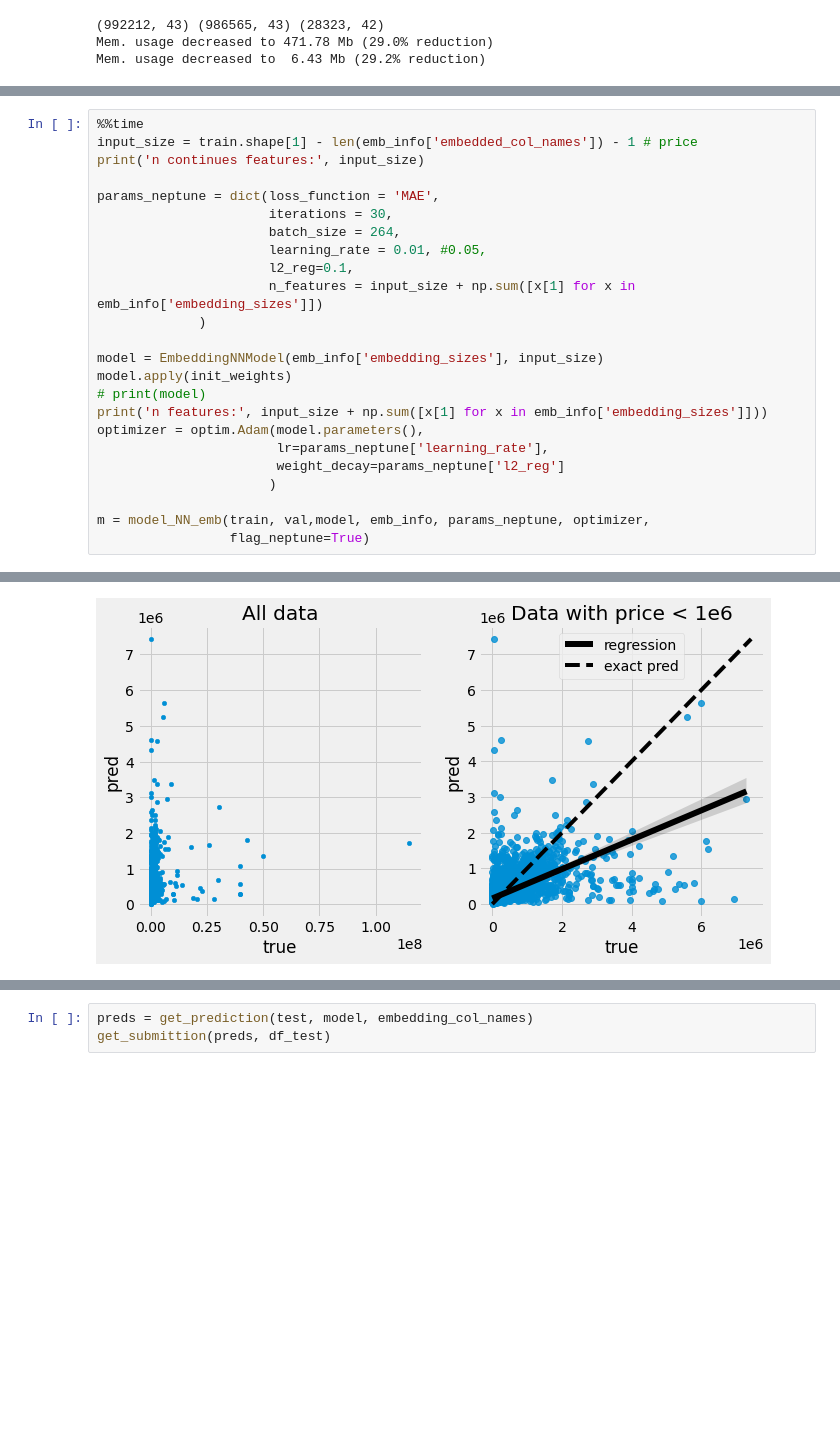
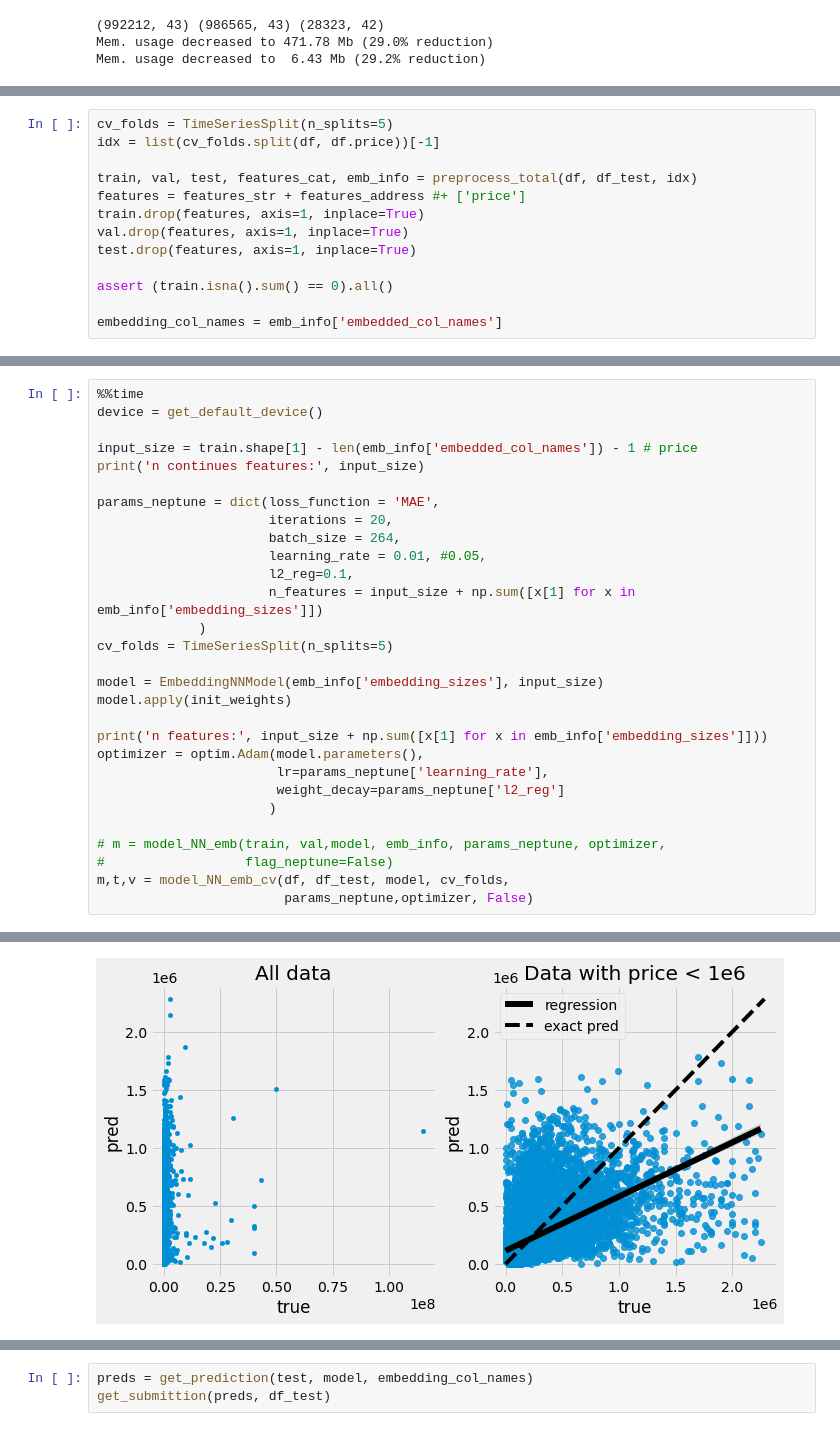
Before and after one commit to deClot/Enbysis_UK_Rental, a Jupyter notebook: 3-nn-embedding.ipynb, the cells around one changed output, grey strips where cells are left out. Saved outputs shown, nothing was run; the diff lists cells and outputs as text; blank space fills up the shorter version.

Commit message:
Final models

```diff
--- a/3-nn-embedding.ipynb
+++ b/3-nn-embedding.ipynb
@@ -746,0 +595,13 @@ class EmbeddingNNModel(nn.Module):
+# %%
+cv_folds = TimeSeriesSplit(n_splits=5)
+idx = list(cv_folds.split(df, df.price))[-1]
+
+train, val, test, features_cat, emb_info = preprocess_total(df, df_test, idx)
+features = features_str + features_address #+ ['price']
+train.drop(features, axis=1, inplace=True)
+val.drop(features, axis=1, inplace=True)
+test.drop(features, axis=1, inplace=True)
+
+assert (train.isna().sum() == 0).all()
+
+embedding_col_names = emb_info['embedded_col_names']
@@ -747,25 +613,30 @@ class EmbeddingNNModel(nn.Module):
 # %%
 %%time
+device = get_default_device()
+
 input_size = train.shape[1] - len(emb_info['embedded_col_names']) - 1 # price
 print('n continues features:', input_size)
 
 params_neptune = dict(loss_function = 'MAE',
-                      iterations = 30,
+                      iterations = 20,
                       batch_size = 264,
                       learning_rate = 0.01, #0.05,
                       l2_reg=0.1,
                       n_features = input_size + np.sum([x[1] for x in emb_info['embedding_sizes']])
              )
+cv_folds = TimeSeriesSplit(n_splits=5)
 
 model = EmbeddingNNModel(emb_info['embedding_sizes'], input_size)
 model.apply(init_weights)
-# print(model)
+
 print('n features:', input_size + np.sum([x[1] for x in emb_info['embedding_sizes']]))
 optimizer = optim.Adam(model.parameters(),
                        lr=params_neptune['learning_rate'],
                        weight_decay=params_neptune['l2_reg']
                       )
 
-m = model_NN_emb(train, val,model, emb_info, params_neptune, optimizer,
-                 flag_neptune=True)
+# m = model_NN_emb(train, val,model, emb_info, params_neptune, optimizer,
+#                  flag_neptune=False)
+m,t,v = model_NN_emb_cv(df, df_test, model, cv_folds,
+                        params_neptune,optimizer, False)
 # %% [output]
@@ -789 +660 @@ Wall time: 3min 9s
-[figure, old version]
+[figure, new version]
```
Also changed, not shown: parts of 24 cells of this notebook, 4 other files.
